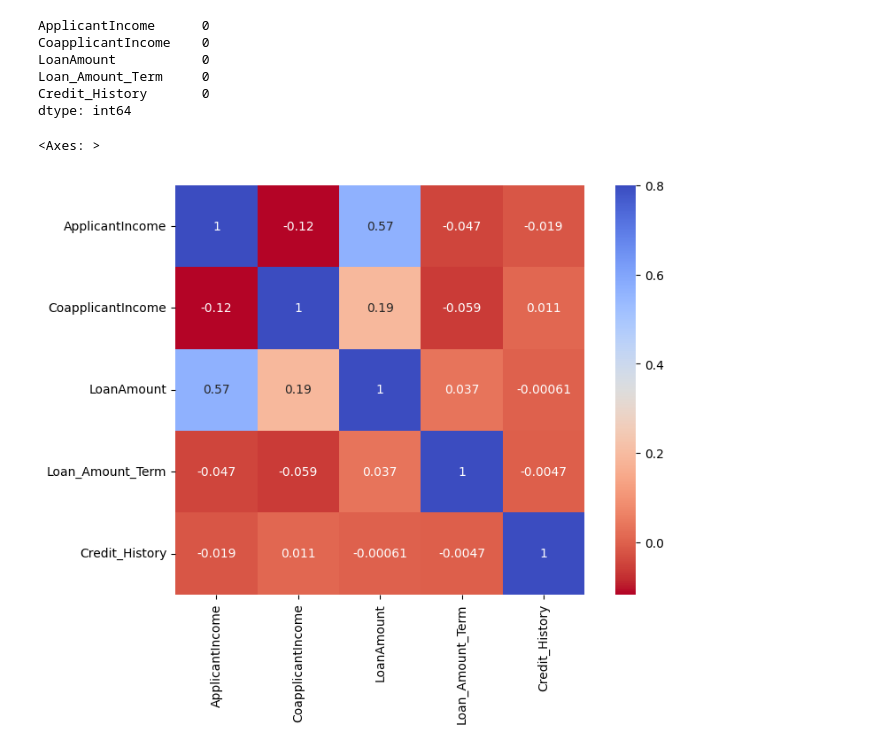
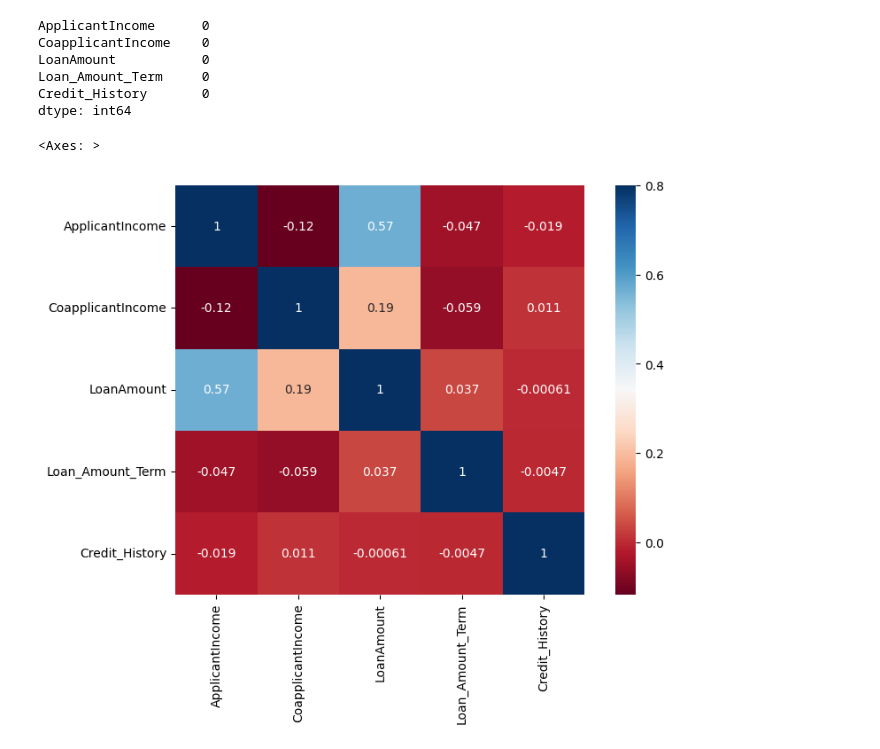
Before and after one commit to Patrick-NII/Analyse_Credits, a Jupyter notebook: EDA_Prets_Immo.ipynb, the cells around one changed output. Drawn from its saved outputs; the diff is of its cells as text; code cells hidden in the pictures.

```diff
--- a/EDA_Prets_Immo.ipynb
+++ b/EDA_Prets_Immo.ipynb
@@ -405,8 +405,8 @@ dtype: int64
 # %%
 # Visualisation de la matrice de corrélation
 matrix = df_numeric.corr()
 plt.subplots(figsize=(9, 6))
-sns.heatmap(matrix, vmax=.8, square=True, cmap='coolwarm_r', annot=True)
+sns.heatmap(matrix, vmax=.8, square=True, cmap='RdBu', annot=True)
 # %% [output]
 <Axes: >
-[figure, old version]
+[figure, new version]
```
